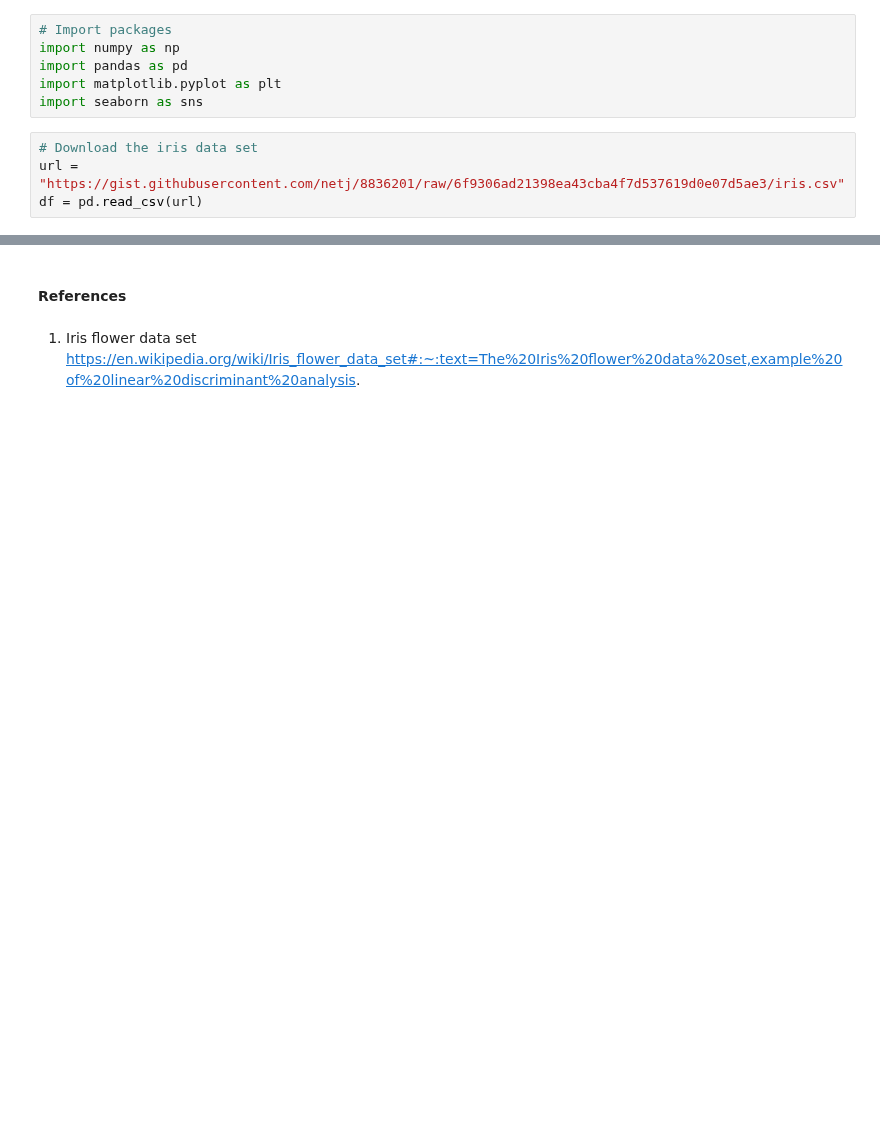
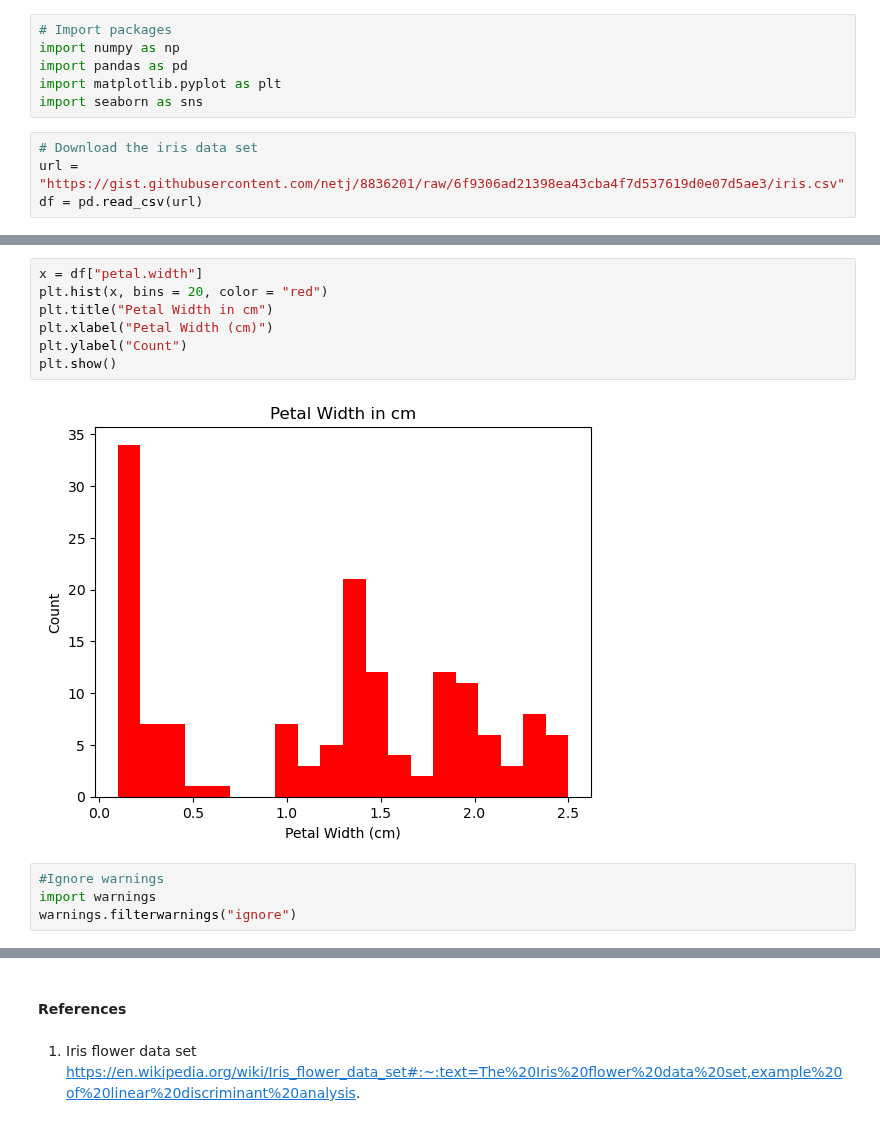
Before and after one commit to pcsukumar/mlprojects, a Jupyter notebook: project.ipynb, the cells around one changed output, grey strips where cells are left out. Saved outputs shown, nothing was run; the diff lists cells and outputs as text; blank space fills up the shorter version.

```diff
--- a/project.ipynb
+++ b/project.ipynb
@@ -41,0 +116,13 @@ df
+# %%
+x = df["petal.width"]
+plt.hist(x, bins = 20, color = "red")
+plt.title("Petal Width in cm")
+plt.xlabel("Petal Width (cm)")
+plt.ylabel("Count")
+plt.show()
+# %% [output]
+[figure, added]
+# %%
+#Ignore warnings
+import warnings
+warnings.filterwarnings("ignore")
```
Also changed, not shown: parts of 16 cells of this notebook.
